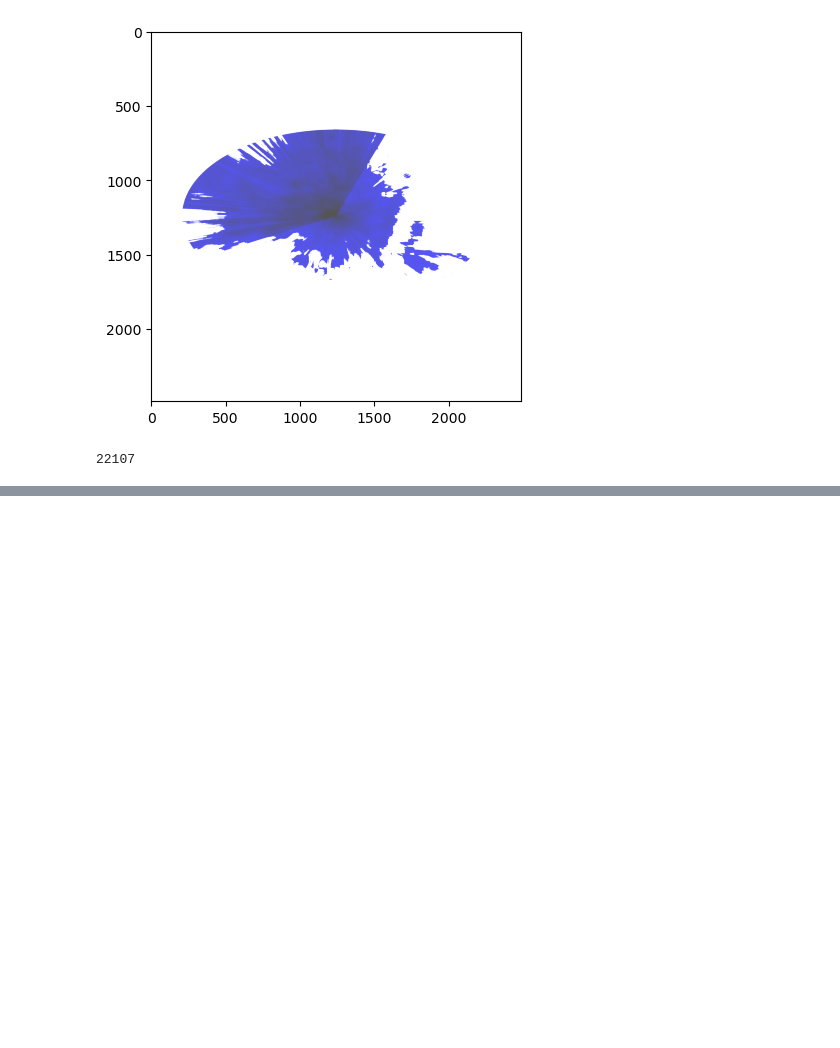
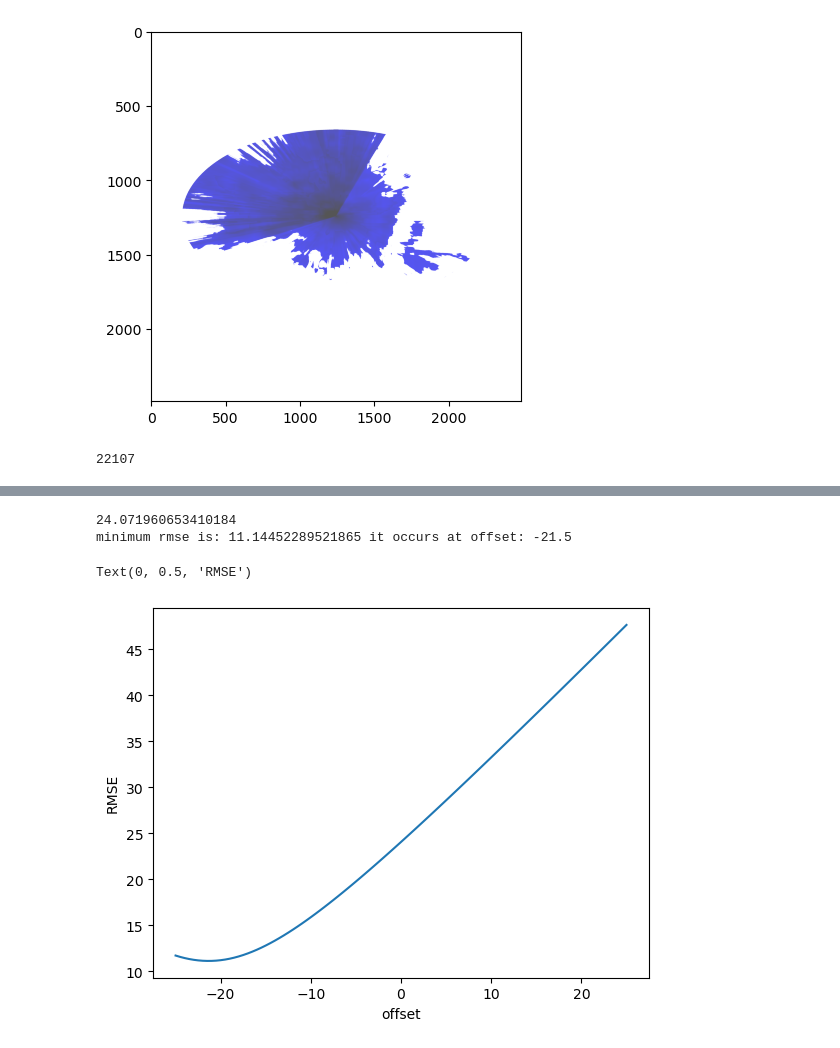
Before and after one commit to otaGran/3DPathLoss, a Jupyter notebook: DTU-processing/cloudRF_simulation_rmse.ipynb, the cells around one changed output, grey strips where cells are left out. Drawn from its saved outputs; the diff is of its cells as text; code cells hidden in the pictures; blank space fills up the shorter version.

Commit message:
cloudRF rmse

```diff
--- a/DTU-processing/cloudRF_simulation_rmse.ipynb
+++ b/DTU-processing/cloudRF_simulation_rmse.ipynb
@@ -17,7 +17,11 @@ lat_TL, long_TL = tiff_dict['cornerCoordinates']['upperLeft'][::-1]
 print(lat_TL, long_TL)
 
 tiff_img = Image.open('cloudRF_tiff/0522224354_My_Network_Site.4326.tiff')
+tiff_img = np.asarray(tiff_img)
 plt.imshow(tiff_img)
+for ii in range(len(tiff_img)):
+    if tiff_img[1, ii][2] != 255:
+        print(ii)
 # %% [output]
 dict_keys(['description', 'driverShortName', 'driverLongName', 'files', 'size', 'coordinateSystem', 'geoTransform', 'metadata', 'cornerCoordinates', 'wgs84Extent', 'bands', 'stac'])
 [12.50387, 1.54263877715e-05, 0.0, 55.80383, 0.0, -1.54223652454e-05]
@@ -36,8 +39,8 @@ next(reader_in)
 
 lat_arr_actual, long_arr_actual, ss_arr_actual = [], [], []
 for row_out, row_in in zip(reader_out, reader_in):
-    if int(row_in[-2]) == 1:
-        ss_arr_actual.append(float(row_out[-1]) - 18)
+    if int(row_in[-2]) == 1:  # only taking data points from one antenna
+        ss_arr_actual.append(float(row_out[-1]))
         lat_arr_actual.append(float(row_in[2]))
         long_arr_actual.append(float(row_in[1]))
 # output_matrix.csv has each row organised as: ,SINR,RSRP,RSRQ,Power
@@ -49,9 +52,3 @@ df_actual_data = pd.DataFrame(list(zip(lat_arr_actual, long_arr_actual, ss_arr_a
 len(df_actual_data['LATITUDE'])
 # %% [output]
 22107
-# %%
-def loc_to_pow(img_arr, lat, long, lat_TL_=lat_TL, long_TL_=long_TL, lat_per_pixel_=lat_per_pixel,
-               long_per_pixel_=long_per_pixel):
-    d_lat, d_long = lat - lat_TL_, long - long_TL_
-    r, c = d_lat / lat_per_pixel_, d_long / long_per_pixel_
-    return -(abs(img_arr[r, c, 2]) * 3 + 40)
@@ -59,0 +94,28 @@ SyntaxError: incomplete input (936628580.py, line 1)
+# %%
+def RMSE_cloudRF_and_empirical_ss(img_arr, offset=-18, df_actual_values=df_actual_data):
+    sum_squares = []
+    idx = 0
+    for lat, long, ss_empirical in zip(df_actual_values['LATITUDE'], df_actual_values['LONGITUDE'], df_actual_values['VALUE']):
+        ss_cloudRF, rr, cc = loc_to_pow(img_arr=img_arr, lat=lat, long=long, factor=184/55, ret_rc='y')
+        if img_arr[rr, cc, 2] != 255:
+            ss_corrected = ss_empirical + offset
+            sum_squares.append((ss_cloudRF - ss_corrected) ** 2)
+        idx += 1
+    return np.sqrt(np.average(sum_squares))
+
+offset_arr = np.linspace(-25, 25, num=101)
+rmse_arr = np.zeros(len(offset_arr))
+print(RMSE_cloudRF_and_empirical_ss(tiff_img, offset=0))
+for j, off in enumerate(offset_arr):
+    rmse_arr[j] = RMSE_cloudRF_and_empirical_ss(tiff_img, offset=off)
+
+# print(offset_arr[np.argmin(rmse_arr)])
+print('minimum rmse is:', min(rmse_arr), 'it occurs at offset:', offset_arr[np.argmin(rmse_arr)])
+plt.plot(offset_arr, rmse_arr)
+plt.xlabel('offset')
+plt.ylabel('RMSE')
+# %% [output]
+24.071960653410184
+minimum rmse is: 11.14452289521865 it occurs at offset: -21.5
+Text(0, 0.5, 'RMSE')
+[figure, added]
```
Also changed, not shown: parts of 5 cells of this notebook.
